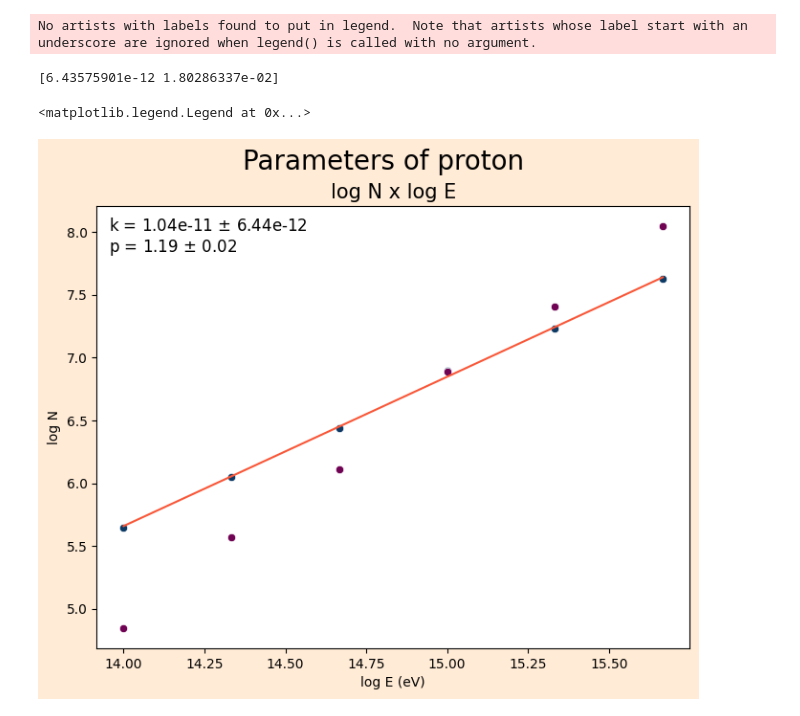
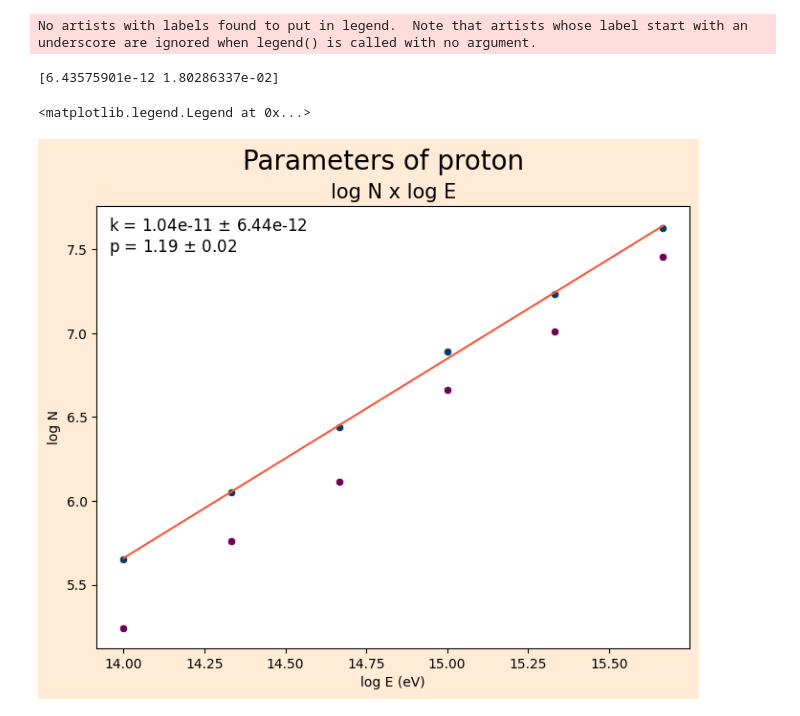
Before and after one commit to lucas-orfei/mestrado, a Jupyter notebook: parameters_10m.ipynb, the cells around one changed output. Saved outputs shown, nothing was run; the diff lists cells and outputs as text; code cells hidden in the pictures.

```diff
--- a/parameters_10m.ipynb
+++ b/parameters_10m.ipynb
@@ -142,12 +141,12 @@ shape: (6, 4)
 # Fóton
 
 
-C = [48.24,148.9,419.5,2420,9926,7.903E4]
-a = [0.2577,0.5818,0.2917,0.4475,0.5048,0.561]
-b = [1.474,1.089,1.127,1.131,1.244,1.17]
-r0 = [2.58997e+04,953.2,1061,443.8,648.6,822,765.4]
+C = [94.6,386.3,511.2,2464,9658,2.662E4]
+a = [0.2255,0.5653,0.2825,0.4326,0.4909,0.5449]
+b = [1.33,0.9922,1.117,1.089,1.184,1.108]
+r0 = [732,850.5,420,571,719,654.9]
 E = [1E14, 2.15E14, 4.64E14,1E15,2.15E15,4.64E15]
-D = [4.44812e-05,0.00999383,0.10479,0.373978,2.42998,12.1496,68.2751]
+D = [0.0343635,0.190061,0.416537,1.53537,4.63964,15.2]
 N_t = []
 N_s = []
 
@@ -368,11 +361,12 @@ shape: (6, 4)
 
 # Próton
 
-
-C = [48.24,148.9,419.5,2420,9926,7.903E4]
-r0 = [420.9,294.9,233.4,224.4, 287.3,474.6]
+C = [52.43,129.8,246.8,810.3,2163,1.071E4]
+a = [ 0.08821,0.2581, 0.06696,0.1737,0.2723,0.4124]
+b = [1.186,1.041, 1.157,1.109,1.028,1.061]
+r0 = [331.9,277,229.9, 212,262.6,424.9]
 E = [1E14, 2.15E14, 4.64E14,1E15,2.15E15,4.64E15]
-D = [0.0223983,0.11818,0.4136,2.47644,8.05357,35.6098]
+D = [0.0555641,0.18428,0.41216,1.46918,3.2367,9.08204]
 N_t = []
 N_s = []
 
@@ -416,34 +410,34 @@ fig.suptitle('Parameters of proton', size = 20)
 
 ax.set_title('log N x log E', size = 15)
 ax.set_xlabel('log E (eV)')
 ax.set_ylabel('log N')
 ax.set_facecolor('white')
 
 
 sns.scatterplot(x = logE, y = logN, color = '#0D3B66', ax = ax)
 sns.scatterplot(x = logE, y = logN_s, color = '#700353', ax = ax)
 
 #Fit
 def power(x, k, p):
     return np.log10(k*x**p)
 
 initial_guess = [1,1]
 
 coefficients, cov = curve_fit(power, E, np.log10(N_t), p0=initial_guess)
 
 inc = np.sqrt(np.diag(cov))
 print(np.sqrt(np.diag(cov)))
 
 ax.plot(logE, power(E,*coefficients), color = '#F95738')
 
 ax.legend(title = 'k = {:.2e} $\pm$ {:.2e}\np = {:.2f} $\pm$ {:.2f}'
           .format(coefficients[0],inc[0],coefficients[1],inc[1]),
           title_fontsize = 12,facecolor = 'white', frameon = False)
 # %% [output]
 No artists with labels found to put in legend.  Note that artists whose label start with an underscore are ignored when legend() is called with no argument.
 [6.43575901e-12 1.80286337e-02]
 <matplotlib.legend.Legend at 0x...>
-[figure, old version]
+[figure, new version]
 # %%
 relative_error = abs((logN_s-logN))/logN
 
```
Also changed, not shown: parts of 11 cells of this notebook.
